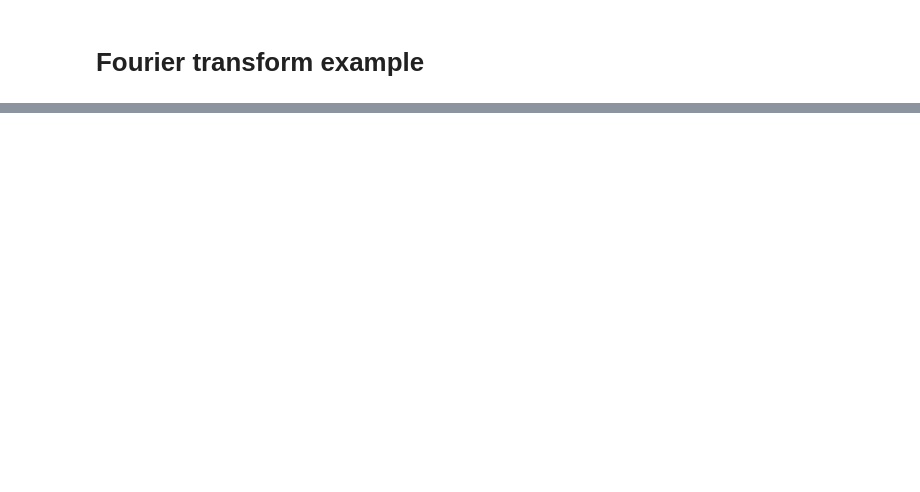
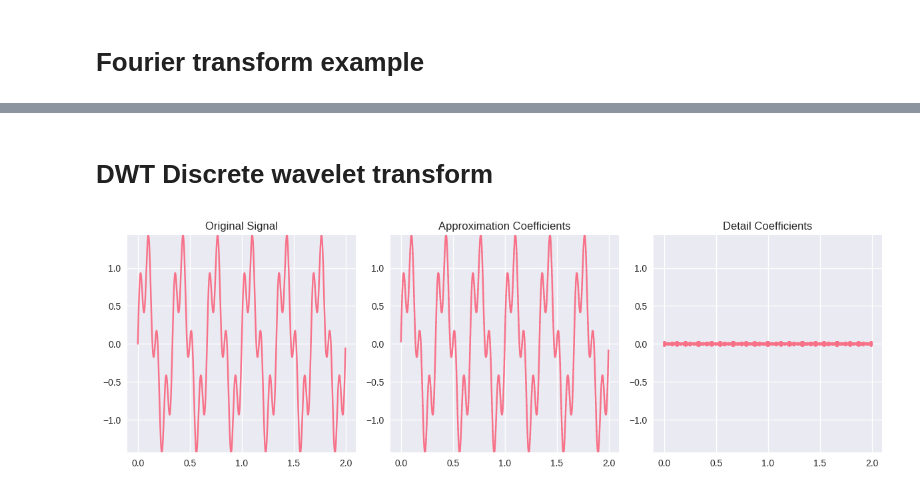
Before and after one commit to TAUforPython/wavelets, a Jupyter notebook: example DFT discrete Fourier transform.ipynb, the cells around one changed output, grey strips where cells are left out. Cells and saved outputs as stored; diff of their text form; code cells hidden in the pictures; blank space fills up the shorter version.

```diff
--- a/example DFT discrete Fourier transform.ipynb
+++ b/example DFT discrete Fourier transform.ipynb
@@ -451,0 +99,2 @@ print("Эти осцилляции уменьшаются с увеличени
+# %% [markdown]
+# DWT Discrete wavelet transform
@@ -451,0 +105,30 @@ print("Эти осцилляции уменьшаются с увеличени
+# %%
+# Generate the signal
+#t = np.linspace(0, 1, 100, endpoint=False)
+#signal = np.cos(2.0 * np.pi * 7 * t) + np.sin(2.0 * np.pi * 13 * t)
+
+# Apply DWT
+coeffs = pywt.dwt(y, 'db1')
+cA, cD = coeffs
+
+# Plotting
+plt.figure(figsize=(12, 4))
+plt.subplot(1, 3, 1)
+plt.ylim(min(y),max(y))
+plt.plot(t, y)
+plt.title("Original Signal")
+
+plt.subplot(1, 3, 2)
+plt.ylim(min(y),max(y))
+plt.plot(t, pywt.upcoef('a', cA, 'db1',take = len(t)))
+plt.title("Approximation Coefficients")
+
+plt.subplot(1, 3, 3)
+plt.plot(t, pywt.upcoef('d', cD, 'db1', take = len(t)))
+plt.ylim(min(y),max(y))
+plt.title("Detail Coefficients")
+
+plt.tight_layout()
+plt.show()
+# %% [output]
+[figure, added]
```
Also changed, not shown: parts of 20 cells of this notebook.
